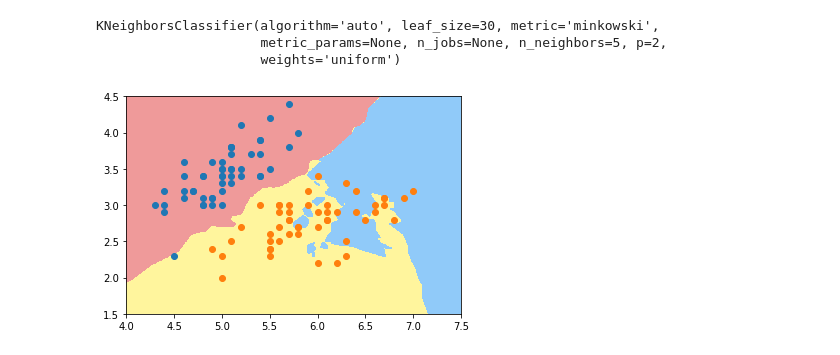
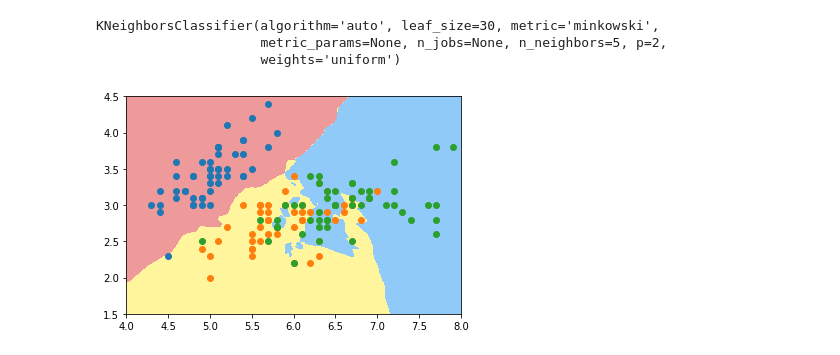
Before and after one commit to lvweiwolf/ML-Learning, a Jupyter notebook: 40.实现逻辑回归.ipynb, the cells around one changed output. Cells and saved outputs as stored; diff of their text form; code cells hidden in the pictures.

```diff
--- a/40.实现逻辑回归.ipynb
+++ b/40.实现逻辑回归.ipynb
@@ -128,8 +128,9 @@ KNeighborsClassifier(algorithm='auto', leaf_size=30, metric='minkowski',
                      weights='uniform')
 # %%
 plot_decision_boundary(knn_clf_all, axis=[4, 8, 1.5, 4.5])
-plt.scatter(X[y==0,0], X[y==0,1])
-plt.scatter(X[y==1,0], X[y==1,1])
+plt.scatter(iris.data[iris.target==0, 0], iris.data[iris.target==0, 1])
+plt.scatter(iris.data[iris.target==1, 0], iris.data[iris.target==1, 1])
+plt.scatter(iris.data[iris.target==2, 0], iris.data[iris.target==2, 1])
 plt.show()
 # %% [output]
-[figure, old version]
+[figure, new version]
```
Also changed, not shown: parts of 1 cell of this notebook, 1 other file.
